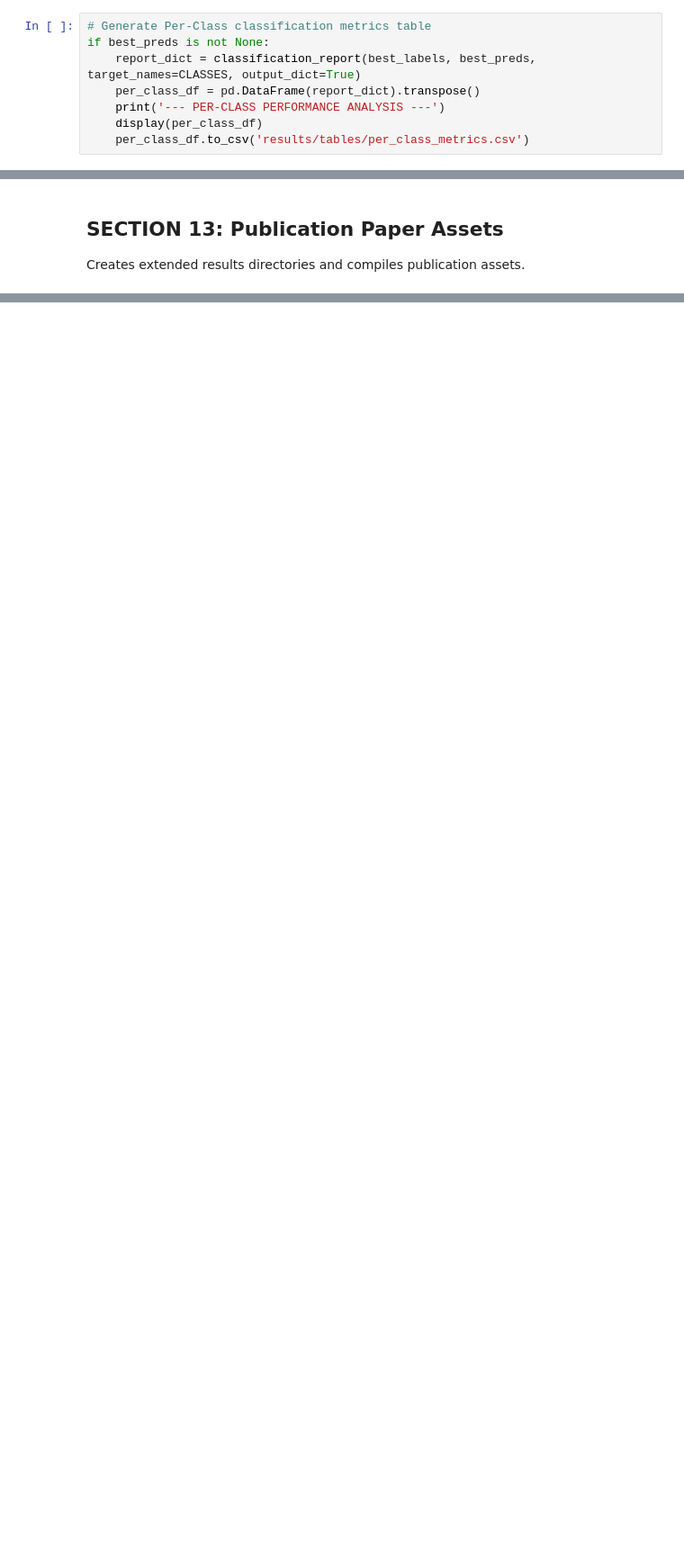
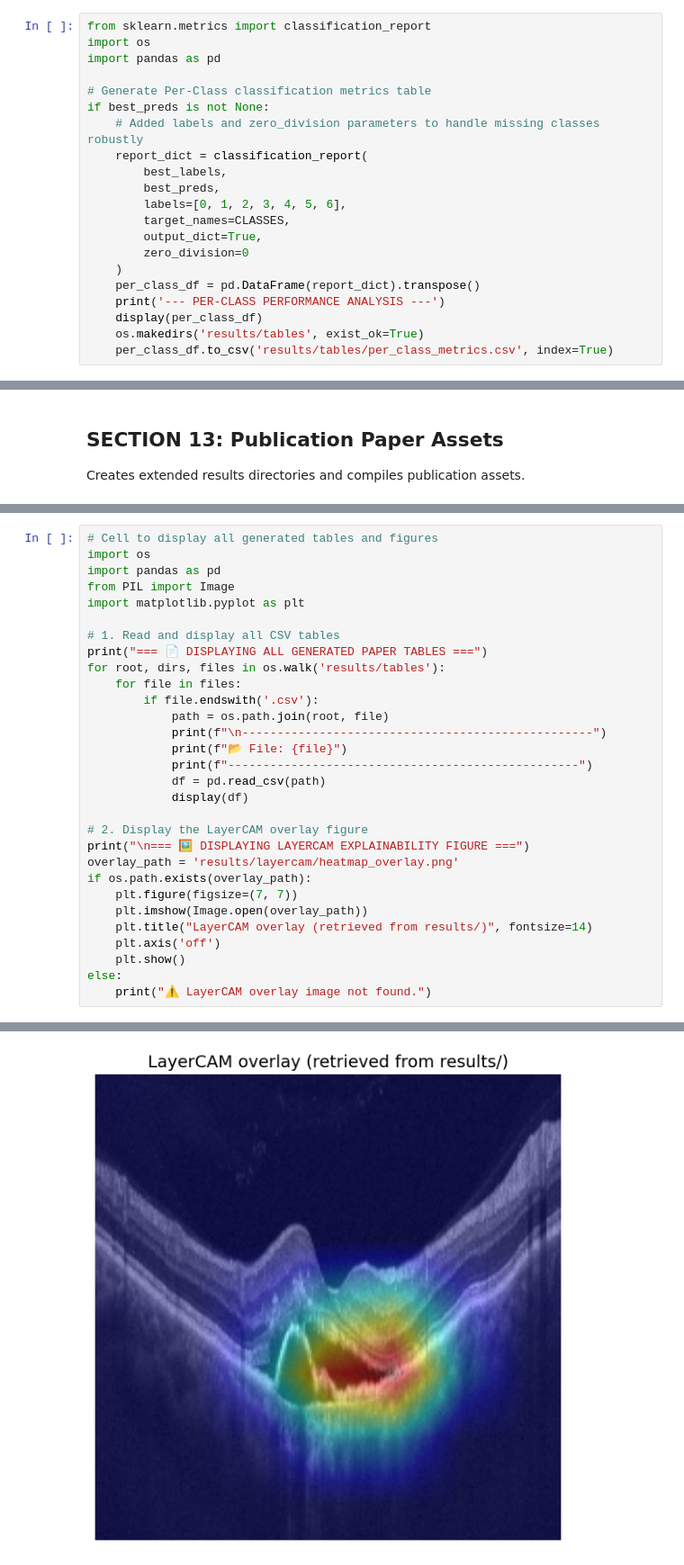
Before and after one commit to Gnanapravallika/retinal-oct-ae-resnet, a Jupyter notebook: AE_ResNet_Project.ipynb, the cells around one changed output, grey strips where cells are left out. Shown at 90% size. Cells and saved outputs as stored; diff of their text form; blank space fills up the shorter version.

```diff
--- a/AE_ResNet_Project.ipynb
+++ b/AE_ResNet_Project.ipynb
@@ -293,8 +373,21 @@ if best_preds is not None:
 # %%
+from sklearn.metrics import classification_report
+import os
+import pandas as pd
+
 # Generate Per-Class classification metrics table
 if best_preds is not None:
-    report_dict = classification_report(best_labels, best_preds, target_names=CLASSES, output_dict=True)
+    # Added labels and zero_division parameters to handle missing classes robustly
+    report_dict = classification_report(
+        best_labels,
+        best_preds,
+        labels=[0, 1, 2, 3, 4, 5, 6],
+        target_names=CLASSES,
+        output_dict=True,
+        zero_division=0
+    )
     per_class_df = pd.DataFrame(report_dict).transpose()
     print('--- PER-CLASS PERFORMANCE ANALYSIS ---')
     display(per_class_df)
-    per_class_df.to_csv('results/tables/per_class_metrics.csv')
+    os.makedirs('results/tables', exist_ok=True)
+    per_class_df.to_csv('results/tables/per_class_metrics.csv', index=True)
@@ -450,0 +727,31 @@ print('✅ All paper figures and CSV tables successfully archived in results/ su
+# %%
+# Cell to display all generated tables and figures
+import os
+import pandas as pd
+from PIL import Image
+import matplotlib.pyplot as plt
+
+# 1. Read and display all CSV tables
+print("=== 📄 DISPLAYING ALL GENERATED PAPER TABLES ===")
+for root, dirs, files in os.walk('results/tables'):
+    for file in files:
+        if file.endswith('.csv'):
+            path = os.path.join(root, file)
+            print(f"\n--------------------------------------------------")
+            print(f"📂 File: {file}")
+            print(f"--------------------------------------------------")
+            df = pd.read_csv(path)
+            display(df)
+
+# 2. Display the LayerCAM overlay figure
+print("\n=== 🖼️ DISPLAYING LAYERCAM EXPLAINABILITY FIGURE ===")
+overlay_path = 'results/layercam/heatmap_overlay.png'
+if os.path.exists(overlay_path):
+    plt.figure(figsize=(7, 7))
+    plt.imshow(Image.open(overlay_path))
+    plt.title("LayerCAM overlay (retrieved from results/)", fontsize=14)
+    plt.axis('off')
+    plt.show()
+else:
+    print("⚠️ LayerCAM overlay image not found.")
+# %% [output]
@@ -450,0 +813 @@ print('✅ All paper figures and CSV tables successfully archived in results/ su
+[figure, added]
```
Also changed, not shown: parts of 18 cells of this notebook.
